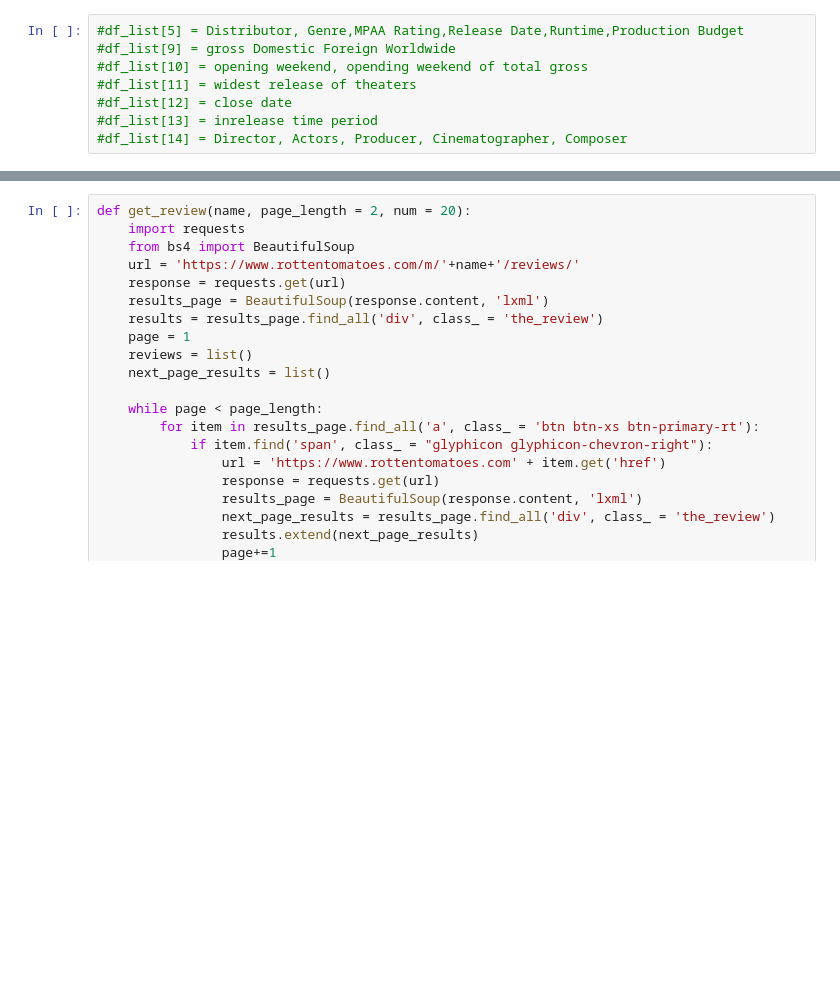
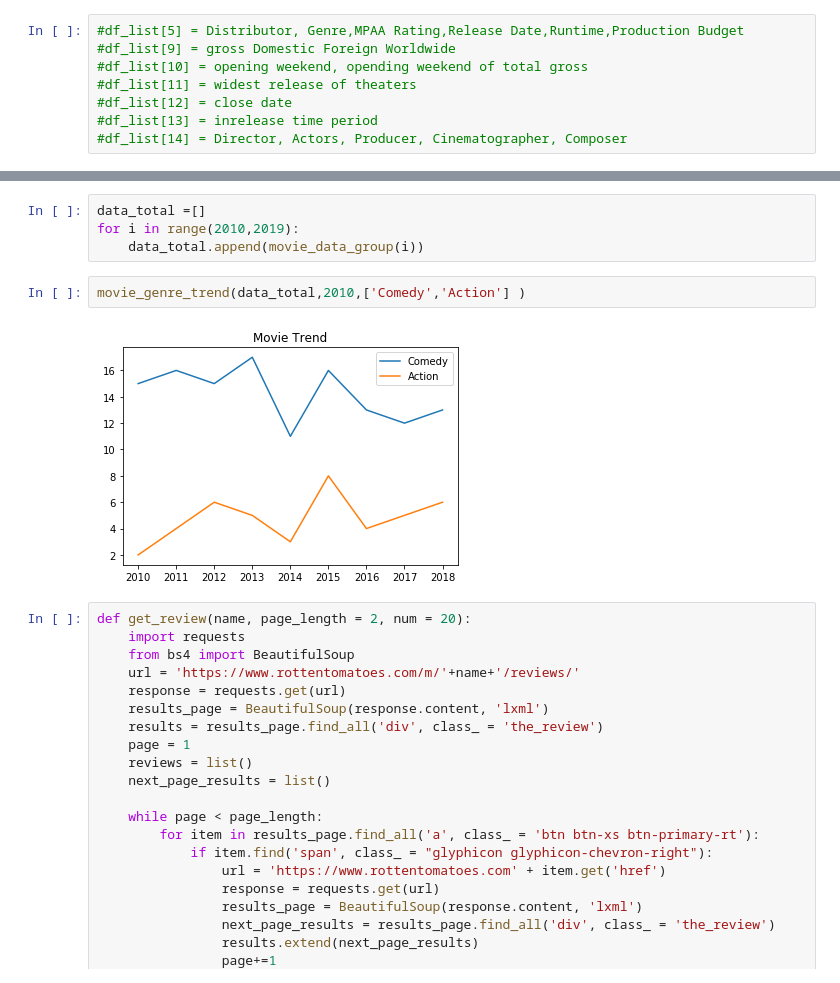
Before and after one commit to yz3432/TFA, a Jupyter notebook: project.ipynb, the cells around one changed output, grey strips where cells are left out. Saved outputs shown, nothing was run; the diff lists cells and outputs as text; blank space fills up the shorter version.

```diff
--- a/project.ipynb
+++ b/project.ipynb
@@ -177,3 +339,11 @@ def data_movies_table(begin_year=1980,end_year=2018,input_name=None):
+# %%
+data_total =[]
+for i in range(2010,2019):
+    data_total.append(movie_data_group(i))
+# %%
+movie_genre_trend(data_total,2010,['Comedy','Action'] )
+# %% [output]
+[figure, added]
 # %%
 def get_review(name, page_length = 2, num = 20):
     import requests
```
Also changed, not shown: parts of 19 cells of this notebook.
